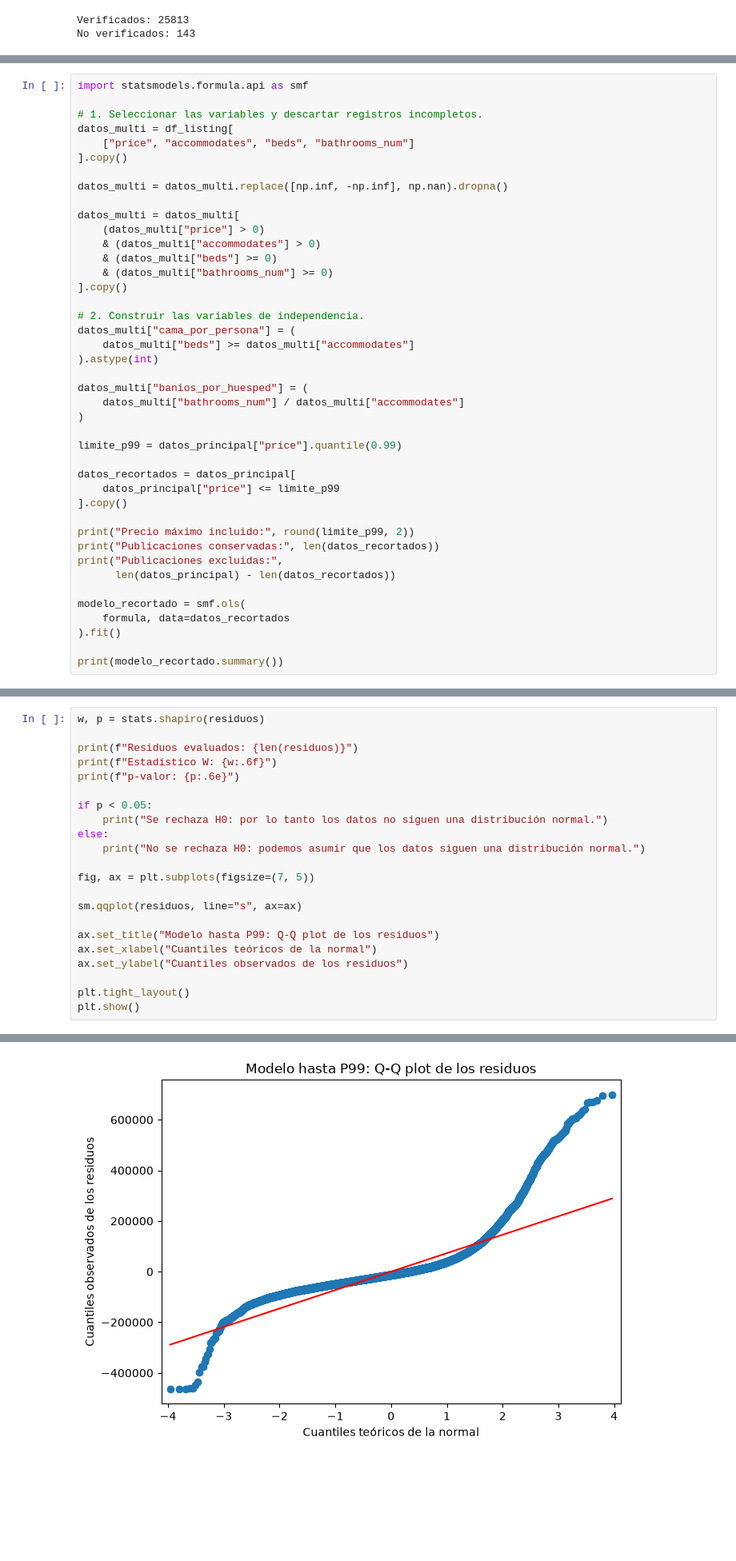
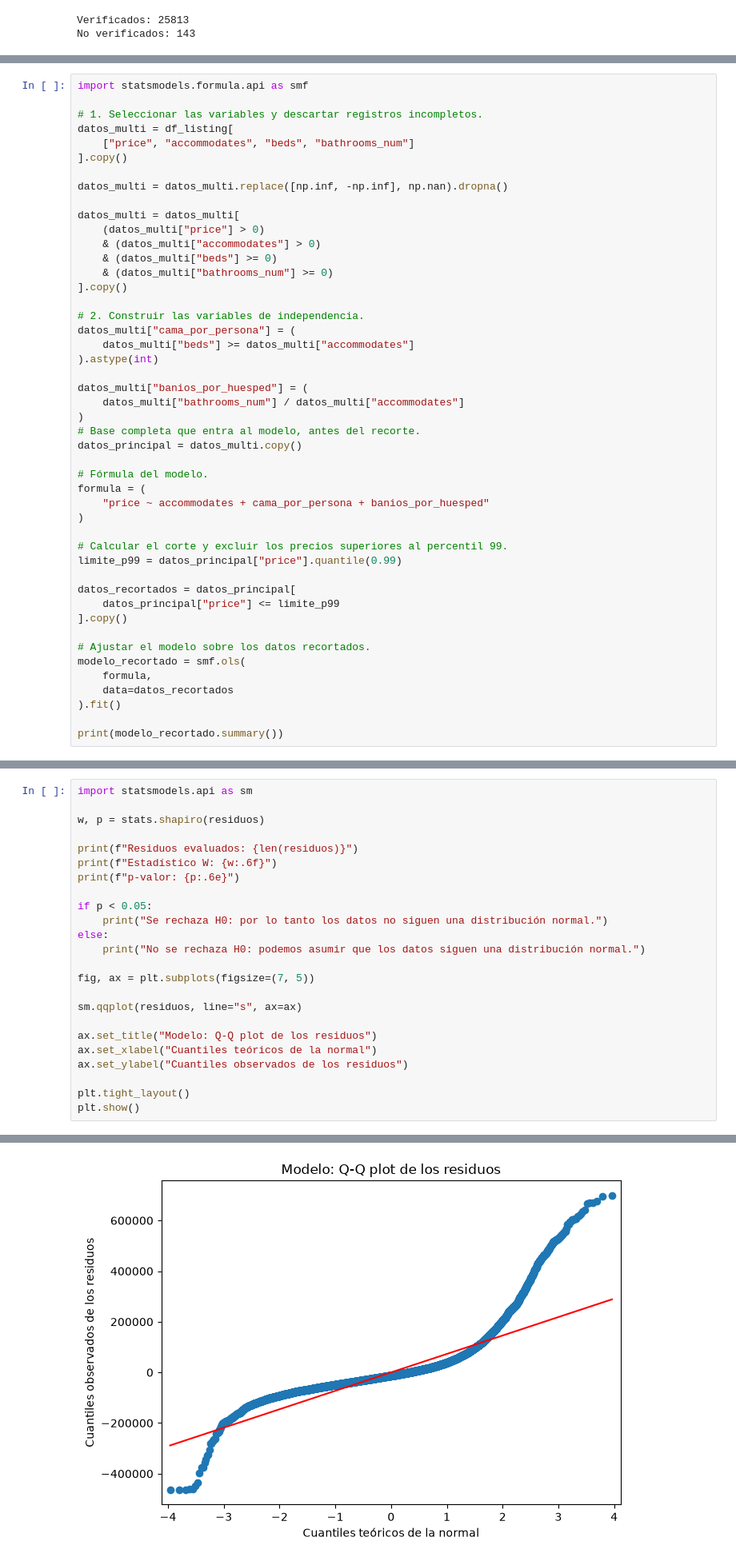
Before and after one commit to ClariflaroCode/TP_fundamentos_grupo30_airbnb, a Jupyter notebook: Entrega.ipynb, the cells around one changed output, grey strips where cells are left out. Shown at 80% size. Cells and saved outputs as stored; diff of their text form; blank space fills up the shorter version.

```diff
--- a/Entrega.ipynb
+++ b/Entrega.ipynb
@@ -695,20 +715,25 @@ datos_multi["cama_por_persona"] = (
 datos_multi["banios_por_huesped"] = (
     datos_multi["bathrooms_num"] / datos_multi["accommodates"]
 )
+# Base completa que entra al modelo, antes del recorte.
+datos_principal = datos_multi.copy()
 
+# Fórmula del modelo.
+formula = (
+    "price ~ accommodates + cama_por_persona + banios_por_huesped"
+)
+
+# Calcular el corte y excluir los precios superiores al percentil 99.
 limite_p99 = datos_principal["price"].quantile(0.99)
 
 datos_recortados = datos_principal[
     datos_principal["price"] <= limite_p99
 ].copy()
 
-print("Precio máximo incluido:", round(limite_p99, 2))
-print("Publicaciones conservadas:", len(datos_recortados))
-print("Publicaciones excluidas:",
-      len(datos_principal) - len(datos_recortados))
-
+# Ajustar el modelo sobre los datos recortados.
 modelo_recortado = smf.ols(
-    formula, data=datos_recortados
+    formula,
+    data=datos_recortados
 ).fit()
 
 print(modelo_recortado.summary())
@@ -794,33 +814,35 @@ Se rechaza H0: hay evidencia contra la normalidad.
 ### Normalidad
 Chequeamos con Shapiro-wilks y grafico QQ-plot
 # %%
+import statsmodels.api as sm
+
 w, p = stats.shapiro(residuos)
 
 print(f"Residuos evaluados: {len(residuos)}")
 print(f"Estadístico W: {w:.6f}")
 print(f"p-valor: {p:.6e}")
 
 if p < 0.05:
     print("Se rechaza H0: por lo tanto los datos no siguen una distribución normal.")
 else:
     print("No se rechaza H0: podemos asumir que los datos siguen una distribución normal.")
 
 fig, ax = plt.subplots(figsize=(7, 5))
 
 sm.qqplot(residuos, line="s", ax=ax)
 
-ax.set_title("Modelo hasta P99: Q-Q plot de los residuos")
+ax.set_title("Modelo: Q-Q plot de los residuos")
 ax.set_xlabel("Cuantiles teóricos de la normal")
 ax.set_ylabel("Cuantiles observados de los residuos")
 
 plt.tight_layout()
 plt.show()
 # %% [output]
 Residuos evaluados: 26829
 Estadístico W: 0.765908
 p-valor: 6.575028e-104
 Se rechaza H0: por lo tanto los datos no siguen una distribución normal.
-[figure, old version]
+[figure, new version]
 # %% [markdown]
 Tanto por Shapiro-wilks como por el QQ-plot, podemos rechazar la normalidad de la distribución de los datos.
 # %% [markdown]
```
Also changed, not shown: parts of 31 cells of this notebook.
